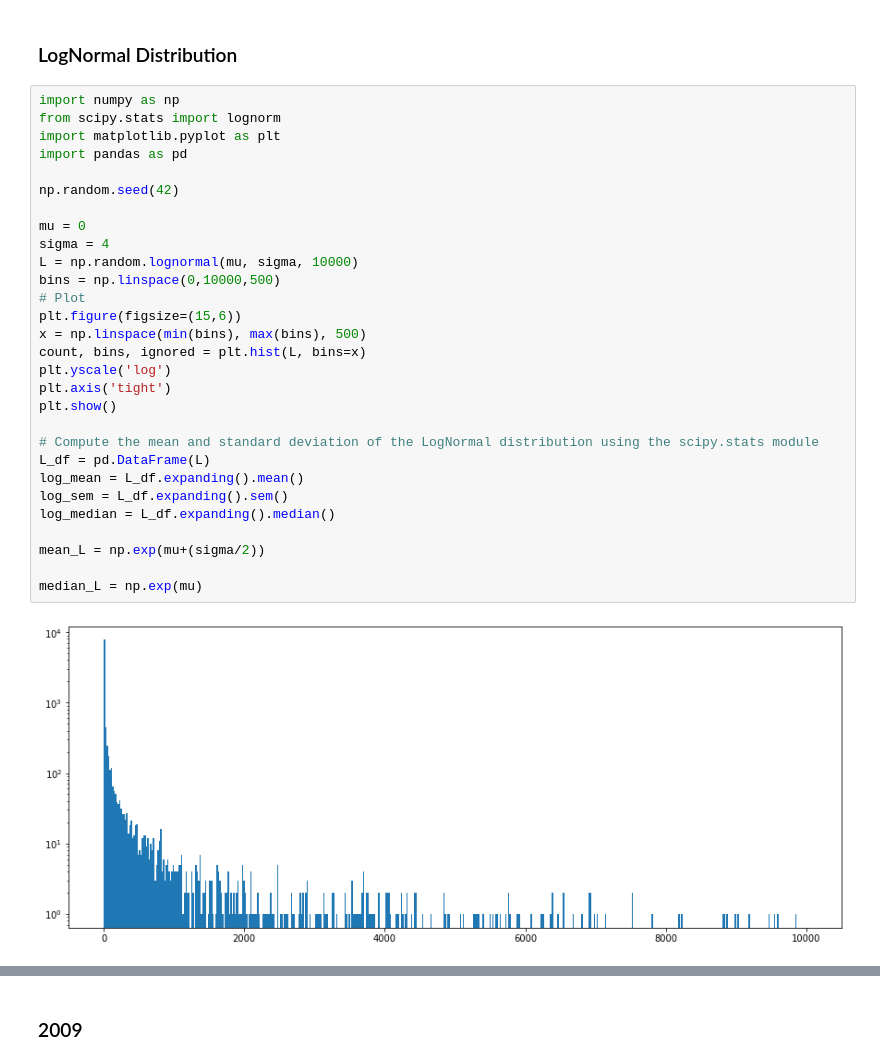
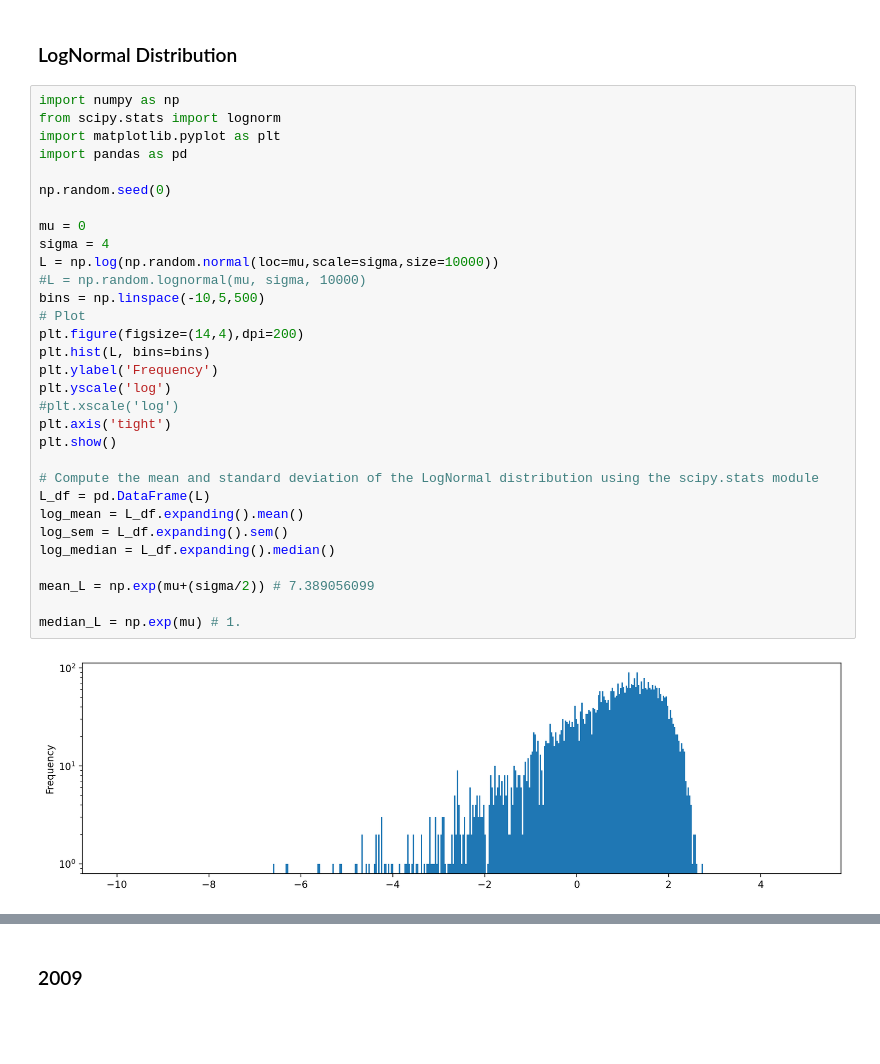
Before and after one commit to natasha0301/02467Assignment1, a Jupyter notebook: 02467 Assignment 1.ipynb, the cells around one changed output, grey strips where cells are left out. Drawn from its saved outputs; the diff is of its cells as text; blank space fills up the shorter version.

```diff
--- a/02467 Assignment 1.ipynb
+++ b/02467 Assignment 1.ipynb
@@ -513,33 +500,35 @@ plt.show()
 # %%
 import numpy as np
 from scipy.stats import lognorm
 import matplotlib.pyplot as plt
 import pandas as pd
 
-np.random.seed(42)
+np.random.seed(0)
 
 mu = 0
 sigma = 4
-L = np.random.lognormal(mu, sigma, 10000)
-bins = np.linspace(0,10000,500)
+L = np.log(np.random.normal(loc=mu,scale=sigma,size=10000))
+#L = np.random.lognormal(mu, sigma, 10000)
+bins = np.linspace(-10,5,500)
 # Plot
-plt.figure(figsize=(15,6))
-x = np.linspace(min(bins), max(bins), 500)
-count, bins, ignored = plt.hist(L, bins=x)
+plt.figure(figsize=(14,4),dpi=200)
+plt.hist(L, bins=bins)
+plt.ylabel('Frequency')
 plt.yscale('log')
+#plt.xscale('log')
 plt.axis('tight')
 plt.show()
 
 # Compute the mean and standard deviation of the LogNormal distribution using the scipy.stats module
 L_df = pd.DataFrame(L)
 log_mean = L_df.expanding().mean()
 log_sem = L_df.expanding().sem()
 log_median = L_df.expanding().median()
 
-mean_L = np.exp(mu+(sigma/2))
+mean_L = np.exp(mu+(sigma/2)) # 7.389056099
 
-median_L = np.exp(mu)
+median_L = np.exp(mu) # 1.
 # %% [output]
-[figure, old version]
+[figure, new version]
 # %%
 x_axis = np.linspace(0,10000,10000)
```
Also changed, not shown: parts of 20 cells of this notebook, 4 other files.
